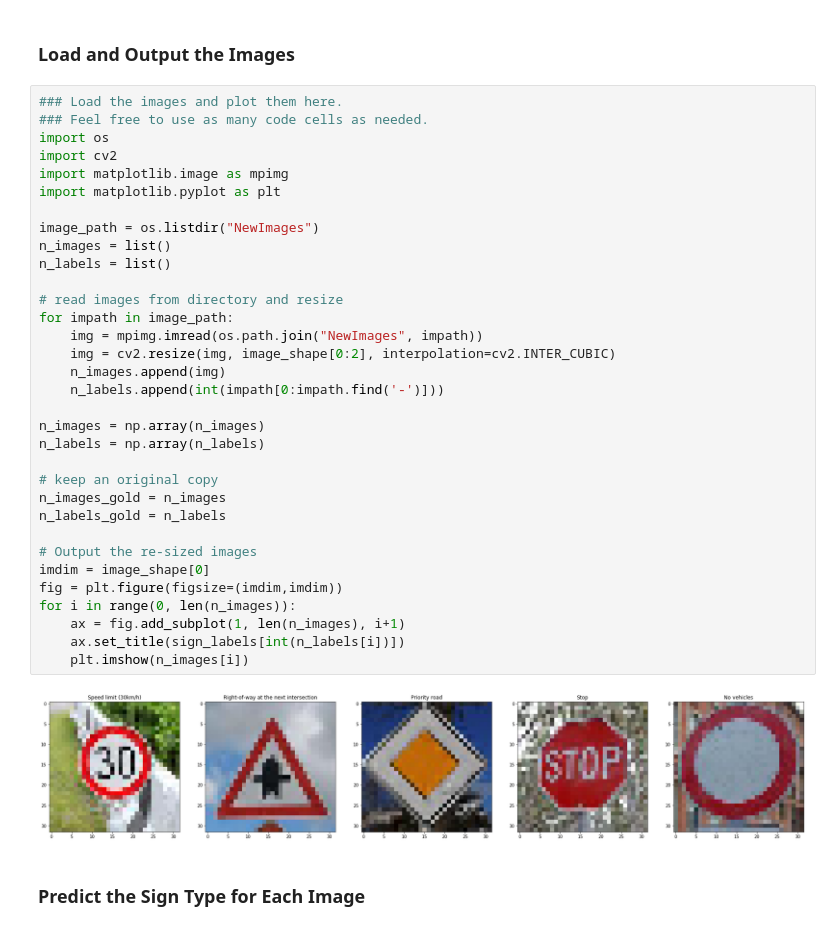
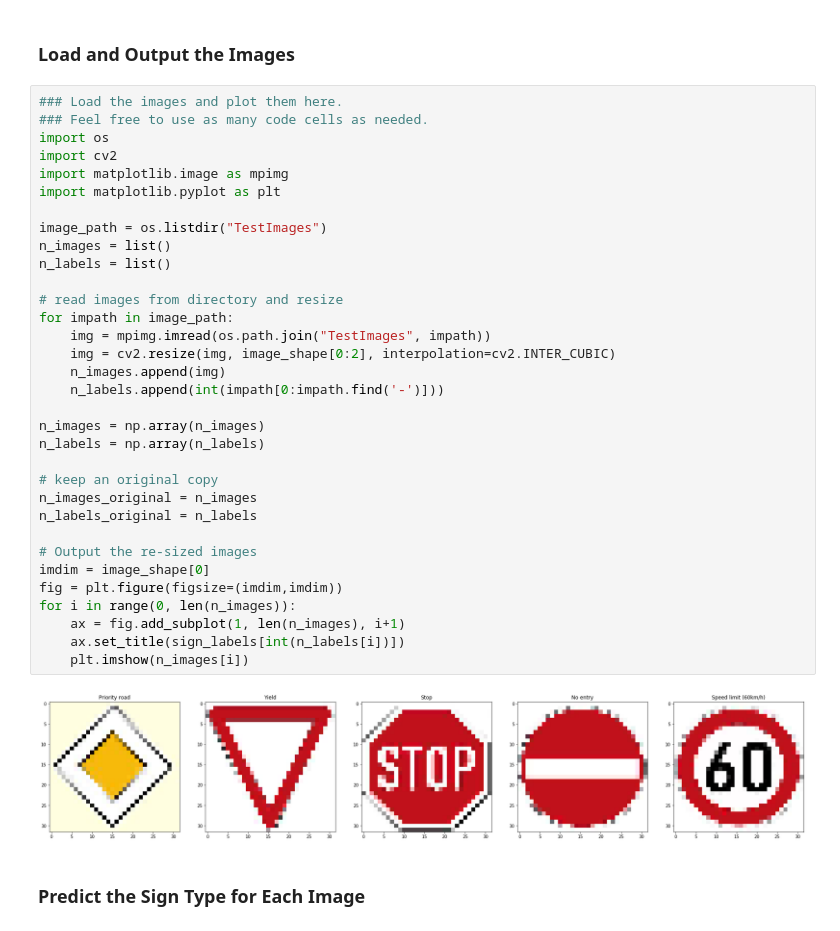
Before and after one commit to CK-Liu/P3-Traffic-Sign-Classifier, a Jupyter notebook: Traffic_Sign_Classifier.ipynb, the cells around one changed output. Drawn from its saved outputs; the diff is of its cells as text.

```diff
--- a/Traffic_Sign_Classifier.ipynb
+++ b/Traffic_Sign_Classifier.ipynb
@@ -519,38 +519,38 @@ You may find `signnames.csv` useful as it contains mappings from the class id (i
 # %%
 ### Load the images and plot them here.
 ### Feel free to use as many code cells as needed.
 import os
 import cv2
 import matplotlib.image as mpimg
 import matplotlib.pyplot as plt
 
-image_path = os.listdir("NewImages")
+image_path = os.listdir("TestImages")
 n_images = list()
 n_labels = list()
 
 # read images from directory and resize
 for impath in image_path:
-    img = mpimg.imread(os.path.join("NewImages", impath))
+    img = mpimg.imread(os.path.join("TestImages", impath))
     img = cv2.resize(img, image_shape[0:2], interpolation=cv2.INTER_CUBIC)
     n_images.append(img)
     n_labels.append(int(impath[0:impath.find('-')]))
 
 n_images = np.array(n_images)
 n_labels = np.array(n_labels)
 
 # keep an original copy
-n_images_gold = n_images
-n_labels_gold = n_labels
+n_images_original = n_images
+n_labels_original = n_labels
 
 # Output the re-sized images
 imdim = image_shape[0]
 fig = plt.figure(figsize=(imdim,imdim))
 for i in range(0, len(n_images)):
     ax = fig.add_subplot(1, len(n_images), i+1)
     ax.set_title(sign_labels[int(n_labels[i])])
     plt.imshow(n_images[i])
 # %% [output]
-[figure, old version]
+[figure, new version]
 # %% [markdown]
 ### Predict the Sign Type for Each Image
 # %%
```
Also changed, not shown: parts of 4 cells of this notebook, 11 other files.
